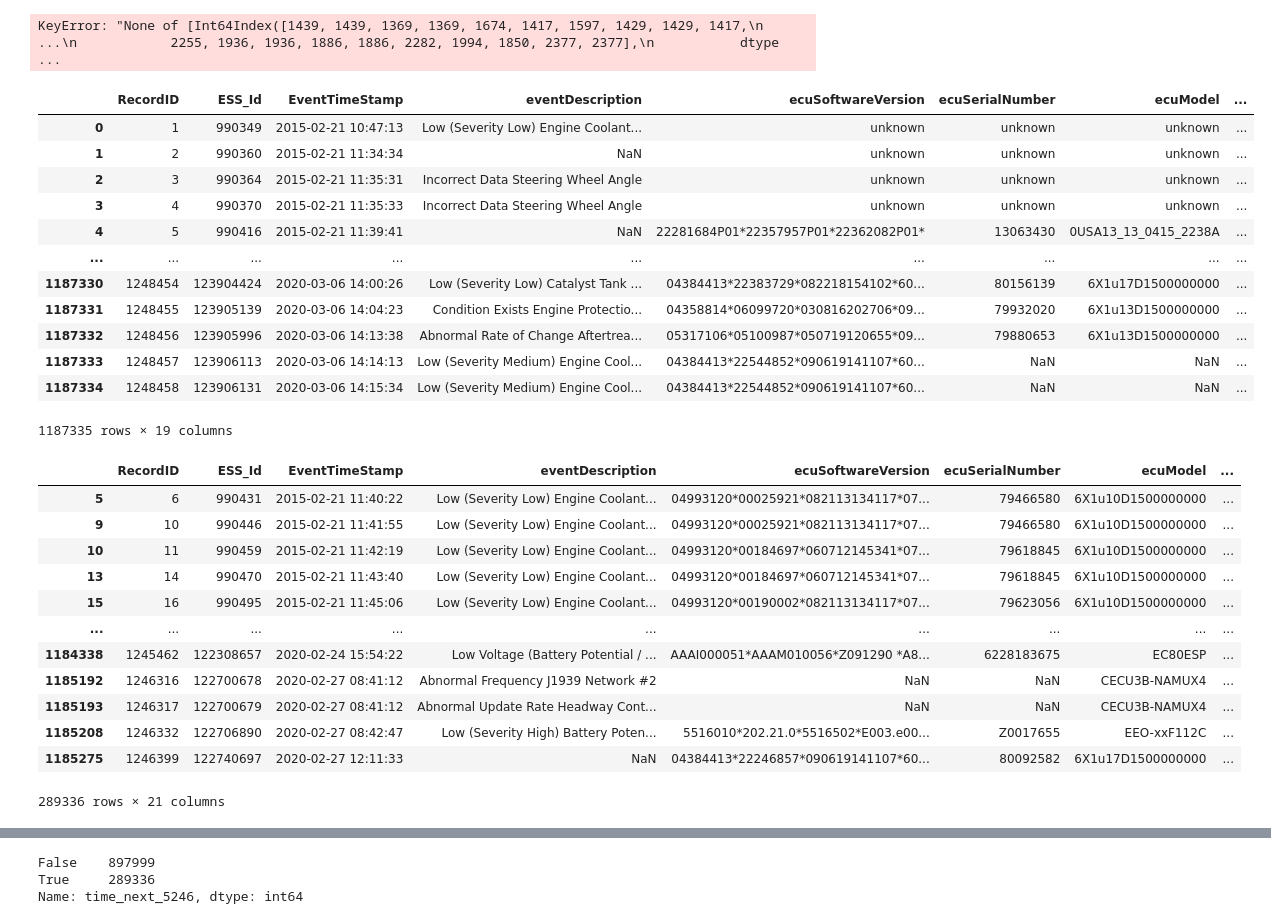
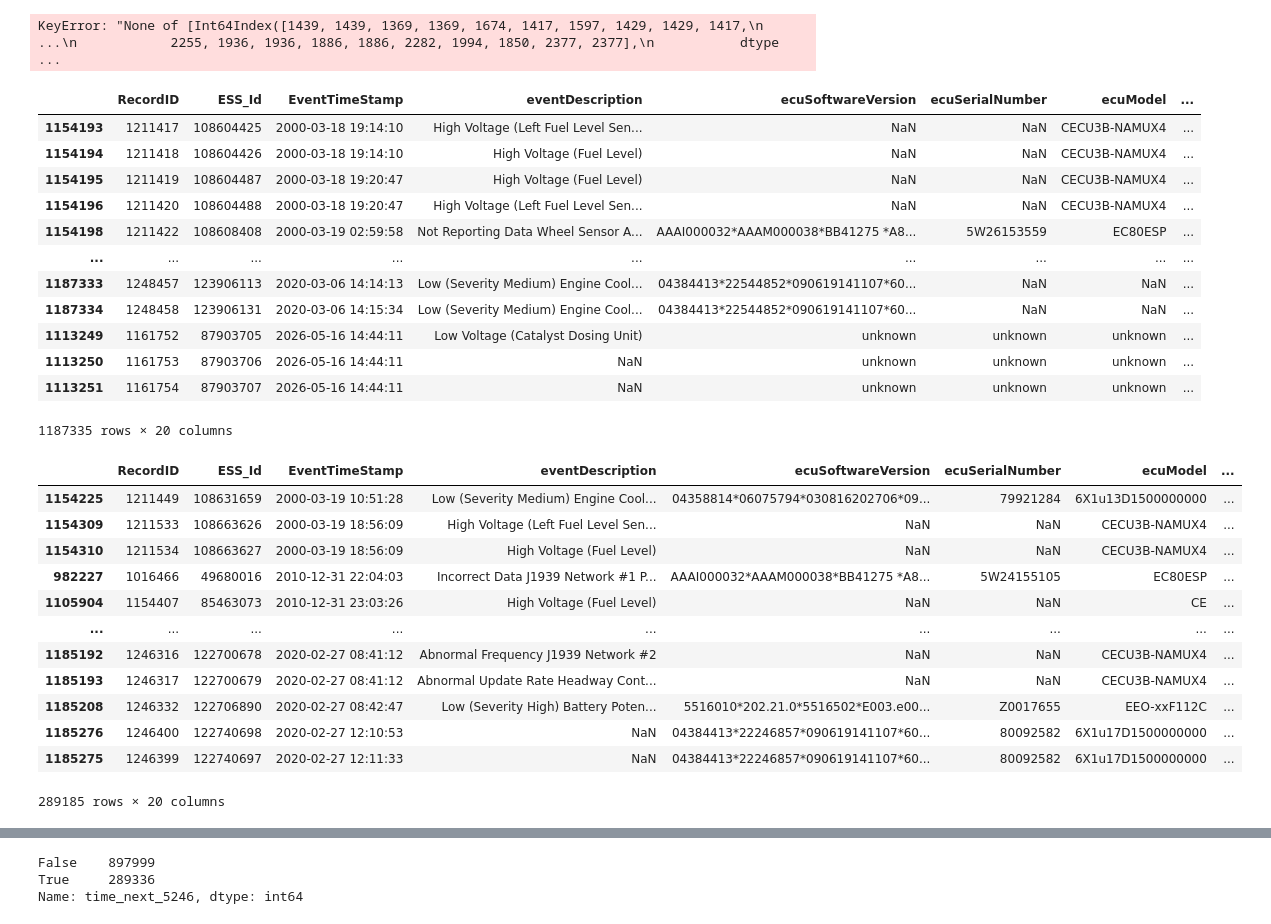
Before and after one commit to nss-data-science-cohort-5/big_g_express-roll_on_eighteen_wheelers, a Jupyter notebook: notebook.ipynb, the cells around one changed output, grey strips where cells are left out. Saved outputs shown, nothing was run; the diff lists cells and outputs as text; code cells hidden in the pictures.

```diff
--- a/notebook.ipynb
+++ b/notebook.ipynb
@@ -85,20 +92,21 @@ jfault_pivot = pd.pivot_table(jfault_abridged, 'spn', 'EventTimeStamp', 'Id')
 # %%
 #jfaults[(jfaults['Latitude'] > 36.0833667 |  < 36.0499667) & (jfaults['Longitude'] < -86.4180222 | > -86.4514222)]
 # %%
+jfaults = jfaults.sort_values('EventTimeStamp')
 jfaults['time_next_5246'] = jfaults.loc[jfaults.spn==5246, 'EventTimeStamp']
-jfaults['time_next_5246'] = jfaults.groupby('EquipmentID')['time_next_5246'].bfill()
+jfaults['time_next_5246'] = jfaults.groupby('Id')['time_next_5246'].bfill()
 jfaults
 # %% [output]
 |  | RecordID | ESS_Id | EventTimeStamp | eventDescription | ecuSoftwareVersion | ecuSerialNumber | ecuModel | ... |
-| 0 | 1 | 990349 | 2015-02-21 10:47:13 | Low (Severity Low) Engine Coolant... | unknown | unknown | unknown | ... |
-| 1 | 2 | 990360 | 2015-02-21 11:34:34 | NaN | unknown | unknown | unknown | ... |
-| 2 | 3 | 990364 | 2015-02-21 11:35:31 | Incorrect Data Steering Wheel Angle | unknown | unknown | unknown | ... |
-| 3 | 4 | 990370 | 2015-02-21 11:35:33 | Incorrect Data Steering Wheel Angle | unknown | unknown | unknown | ... |
-| 4 | 5 | 990416 | 2015-02-21 11:39:41 | NaN | 22281684P01*22357957P01*22362082P01* | 13063430 | 0USA13_13_0415_2238A | ... |
+| 1154193 | 1211417 | 108604425 | 2000-03-18 19:14:10 | High Voltage (Left Fuel Level Sen... | NaN | NaN | CECU3B-NAMUX4 | ... |
+| 1154194 | 1211418 | 108604426 | 2000-03-18 19:14:10 | High Voltage (Fuel Level) | NaN | NaN | CECU3B-NAMUX4 | ... |
+| 1154195 | 1211419 | 108604487 | 2000-03-18 19:20:47 | High Voltage (Fuel Level) | NaN | NaN | CECU3B-NAMUX4 | ... |
+| 1154196 | 1211420 | 108604488 | 2000-03-18 19:20:47 | High Voltage (Left Fuel Level Sen... | NaN | NaN | CECU3B-NAMUX4 | ... |
+| 1154198 | 1211422 | 108608408 | 2000-03-19 02:59:58 | Not Reporting Data Wheel Sensor A... | AAAI000032*AAAM000038*BB41275 *A8... | 5W26153559 | EC80ESP | ... |
 | ... | ... | ... | ... | ... | ... | ... | ... | ... |
-| 1187330 | 1248454 | 123904424 | 2020-03-06 14:00:26 | Low (Severity Low) Catalyst Tank ... | 04384413*22383729*082218154102*60... | 80156139 | 6X1u17D1500000000 | ... |
-| 1187331 | 1248455 | 123905139 | 2020-03-06 14:04:23 | Condition Exists Engine Protectio... | 04358814*06099720*030816202706*09... | 79932020 | 6X1u13D1500000000 | ... |
-| 1187332 | 1248456 | 123905996 | 2020-03-06 14:13:38 | Abnormal Rate of Change Aftertrea... | 05317106*05100987*050719120655*09... | 79880653 | 6X1u13D1500000000 | ... |
 | 1187333 | 1248457 | 123906113 | 2020-03-06 14:14:13 | Low (Severity Medium) Engine Cool... | 04384413*22544852*090619141107*60... | NaN | NaN | ... |
 | 1187334 | 1248458 | 123906131 | 2020-03-06 14:15:34 | Low (Severity Medium) Engine Cool... | 04384413*22544852*090619141107*60... | NaN | NaN | ... |
+| 1113249 | 1161752 | 87903705 | 2026-05-16 14:44:11 | Low Voltage (Catalyst Dosing Unit) | unknown | unknown | unknown | ... |
+| 1113250 | 1161753 | 87903706 | 2026-05-16 14:44:11 | NaN | unknown | unknown | unknown | ... |
+| 1113251 | 1161754 | 87903707 | 2026-05-16 14:44:11 | NaN | unknown | unknown | unknown | ... |
-1187335 rows × 19 columns
+1187335 rows × 20 columns
@@ -107,19 +113,19 @@ jfaults['difference_firstspn_5246'] = jfaults['difference_firstspn_5246'].dt.tot
 # %%
-jfaults['difference_firstspn_5246'] = jfaults['EventTimeStamp'] - jfaults['time_next_5246']
-#fancy code keeps only rows without Nas. Something to remember!!!
+jfaults['difference_firstspn_5246'] = jfaults['time_next_5246'] - jfaults['EventTimeStamp']
+#fancy code keeps only rows without Na's. Something to remember!!!
 jfaults_NoNa = jfaults[~jfaults['difference_firstspn_5246'].isnull()]
-3jfaults_NoNa
+jfaults_NoNa
 # %% [output]
 |  | RecordID | ESS_Id | EventTimeStamp | eventDescription | ecuSoftwareVersion | ecuSerialNumber | ecuModel | ... |
-| 5 | 6 | 990431 | 2015-02-21 11:40:22 | Low (Severity Low) Engine Coolant... | 04993120*00025921*082113134117*07... | 79466580 | 6X1u10D1500000000 | ... |
-| 9 | 10 | 990446 | 2015-02-21 11:41:55 | Low (Severity Low) Engine Coolant... | 04993120*00025921*082113134117*07... | 79466580 | 6X1u10D1500000000 | ... |
-| 10 | 11 | 990459 | 2015-02-21 11:42:19 | Low (Severity Low) Engine Coolant... | 04993120*00184697*060712145341*07... | 79618845 | 6X1u10D1500000000 | ... |
-| 13 | 14 | 990470 | 2015-02-21 11:43:40 | Low (Severity Low) Engine Coolant... | 04993120*00184697*060712145341*07... | 79618845 | 6X1u10D1500000000 | ... |
-| 15 | 16 | 990495 | 2015-02-21 11:45:06 | Low (Severity Low) Engine Coolant... | 04993120*00190002*082113134117*07... | 79623056 | 6X1u10D1500000000 | ... |
+| 1154225 | 1211449 | 108631659 | 2000-03-19 10:51:28 | Low (Severity Medium) Engine Cool... | 04358814*06075794*030816202706*09... | 79921284 | 6X1u13D1500000000 | ... |
+| 1154309 | 1211533 | 108663626 | 2000-03-19 18:56:09 | High Voltage (Left Fuel Level Sen... | NaN | NaN | CECU3B-NAMUX4 | ... |
+| 1154310 | 1211534 | 108663627 | 2000-03-19 18:56:09 | High Voltage (Fuel Level) | NaN | NaN | CECU3B-NAMUX4 | ... |
+| 982227 | 1016466 | 49680016 | 2010-12-31 22:04:03 | Incorrect Data J1939 Network #1 P... | AAAI000032*AAAM000038*BB41275 *A8... | 5W24155105 | EC80ESP | ... |
+| 1105904 | 1154407 | 85463073 | 2010-12-31 23:03:26 | High Voltage (Fuel Level) | NaN | NaN | CE | ... |
 | ... | ... | ... | ... | ... | ... | ... | ... | ... |
-| 1184338 | 1245462 | 122308657 | 2020-02-24 15:54:22 | Low Voltage (Battery Potential / ... | AAAI000051*AAAM010056*Z091290 *A8... | 6228183675 | EC80ESP | ... |
 | 1185192 | 1246316 | 122700678 | 2020-02-27 08:41:12 | Abnormal Frequency J1939 Network #2 | NaN | NaN | CECU3B-NAMUX4 | ... |
 | 1185193 | 1246317 | 122700679 | 2020-02-27 08:41:12 | Abnormal Update Rate Headway Cont... | NaN | NaN | CECU3B-NAMUX4 | ... |
 | 1185208 | 1246332 | 122706890 | 2020-02-27 08:42:47 | Low (Severity High) Battery Poten... | 5516010*202.21.0*5516502*E003.e00... | Z0017655 | EEO-xxF112C | ... |
+| 1185276 | 1246400 | 122740698 | 2020-02-27 12:10:53 | NaN | 04384413*22246857*090619141107*60... | 80092582 | 6X1u17D1500000000 | ... |
 | 1185275 | 1246399 | 122740697 | 2020-02-27 12:11:33 | NaN | 04384413*22246857*090619141107*60... | 80092582 | 6X1u17D1500000000 | ... |
-289336 rows × 21 columns
+289185 rows × 20 columns
```
Also changed, not shown: parts of 10 cells of this notebook.
